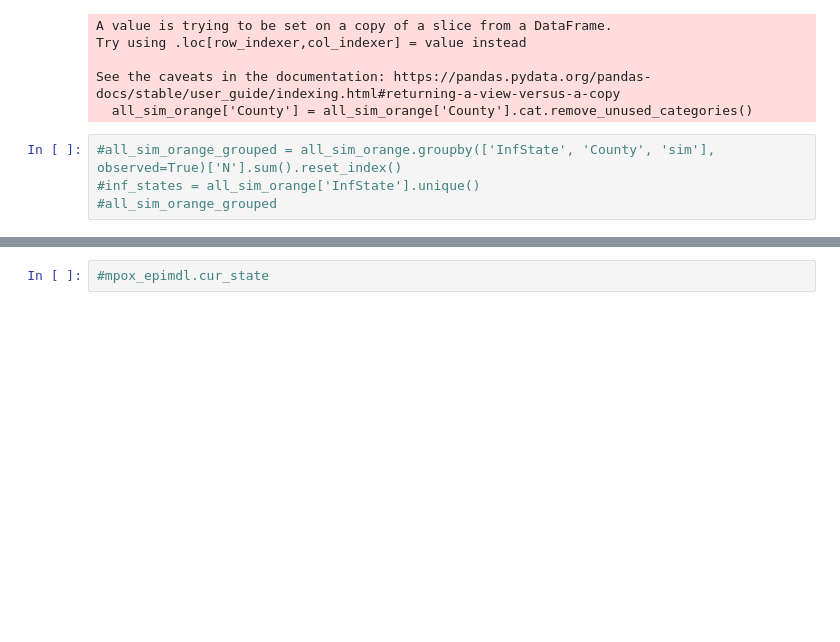
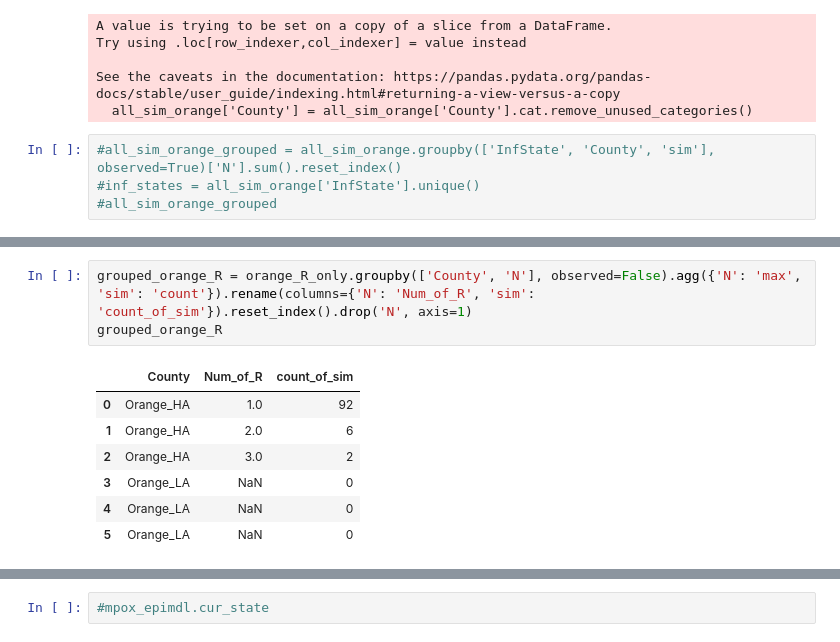
Before and after one commit to UNCIDD/tabularepimdl, a Jupyter notebook: examples/Matrix_Kronecker_Product.ipynb, the cells around one changed output, grey strips where cells are left out. Saved outputs shown, nothing was run; the diff lists cells and outputs as text; blank space fills up the shorter version.

```diff
--- a/examples/Matrix_Kronecker_Product.ipynb
+++ b/examples/Matrix_Kronecker_Product.ipynb
@@ -412,3 +430,14 @@ all_sim_orange
+# %%
+grouped_orange_R = orange_R_only.groupby(['County', 'N'], observed=False).agg({'N': 'max', 'sim': 'count'}).rename(columns={'N': 'Num_of_R', 'sim': 'count_of_sim'}).reset_index().drop('N', axis=1)
+grouped_orange_R
+# %% [output]
+|  | County | Num_of_R | count_of_sim |
+| 0 | Orange_HA | 1.0 | 92 |
+| 1 | Orange_HA | 2.0 | 6 |
+| 2 | Orange_HA | 3.0 | 2 |
+| 3 | Orange_LA | NaN | 0 |
+| 4 | Orange_LA | NaN | 0 |
+| 5 | Orange_LA | NaN | 0 |
 # %%
 sns.set_theme(style="whitegrid")
 
```
Also changed, not shown: parts of 4 cells of this notebook.
